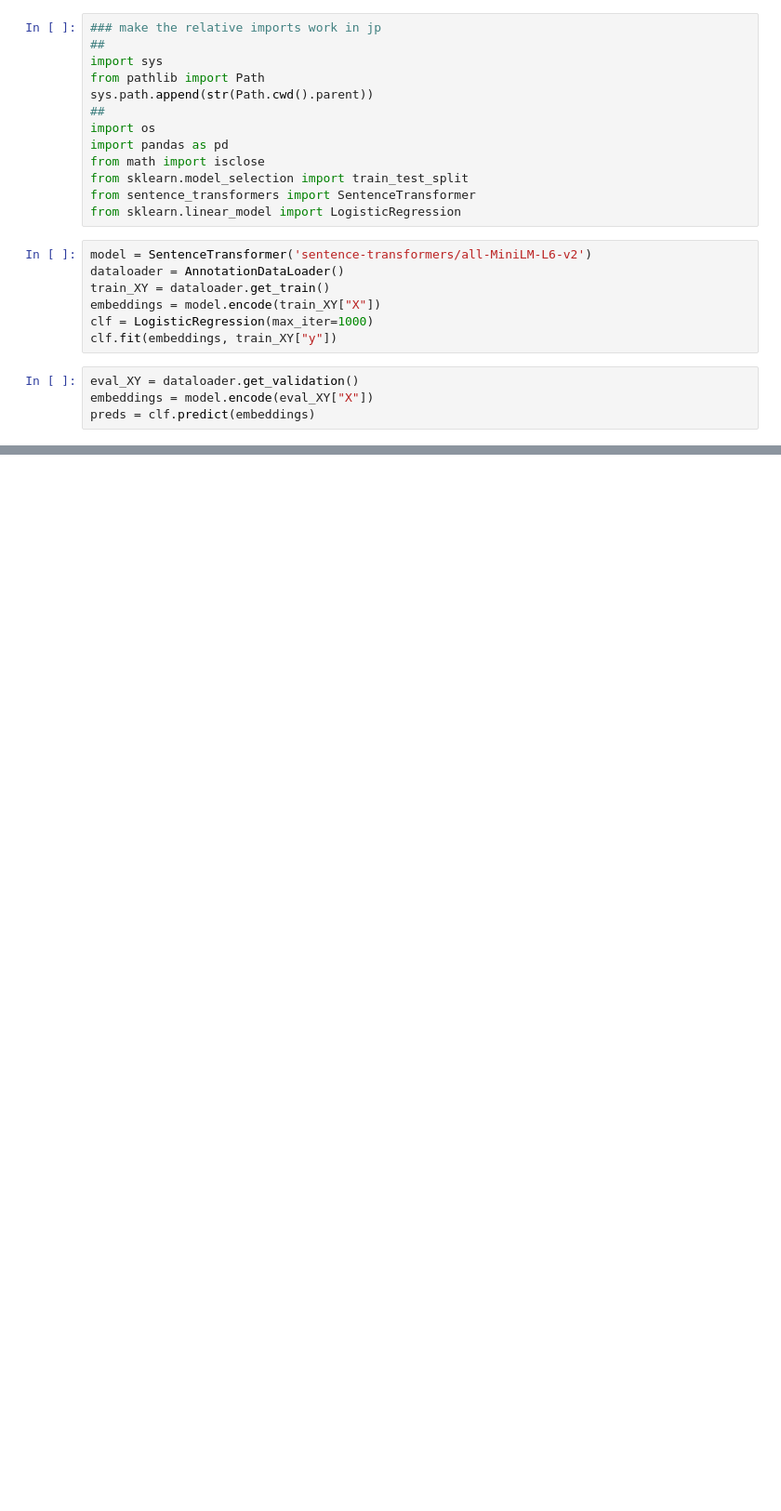
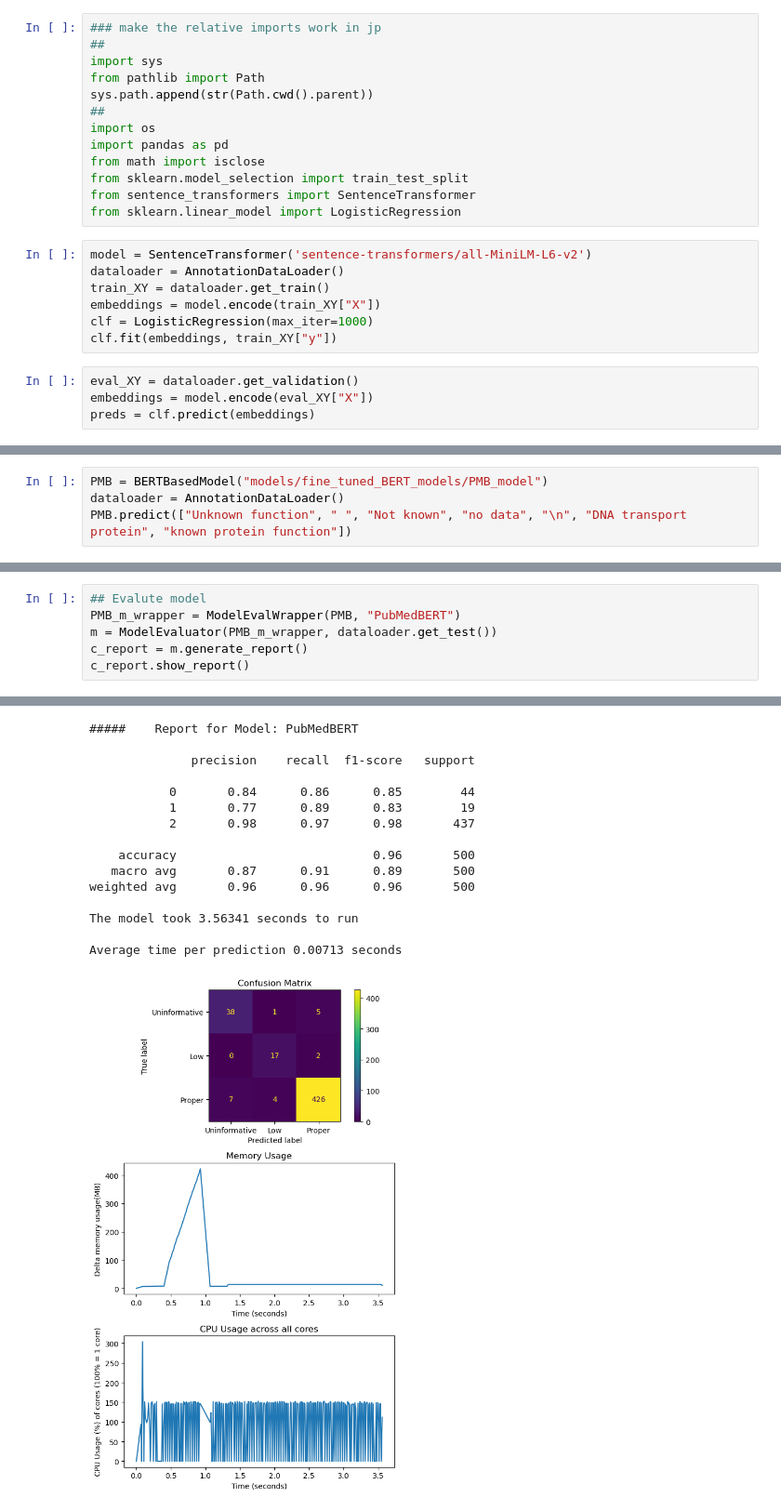
Before and after one commit to ElonGawi/Viral-Annotation-Classifier, a Jupyter notebook: model_evaluator.ipynb, the cells around one changed output, grey strips where cells are left out. Shown at 93% size. Drawn from its saved outputs; the diff is of its cells as text; blank space fills up the shorter version.

```diff
--- a/model_evaluator.ipynb
+++ b/model_evaluator.ipynb
@@ -99,0 +86,4 @@ disp.plot()
+# %%
+PMB = BERTBasedModel("models/fine_tuned_BERT_models/PMB_model")
+dataloader = AnnotationDataLoader()
+PMB.predict(["Unknown function", " ", "Not known", "no data", "\n", "DNA transport protein", "known protein function"])
@@ -99,0 +93,7 @@ disp.plot()
+# %%
+## Evalute model
+PMB_m_wrapper = ModelEvalWrapper(PMB, "PubMedBERT")
+m = ModelEvaluator(PMB_m_wrapper, dataloader.get_test())
+c_report = m.generate_report()
+c_report.show_report()
+# %% [output]
@@ -99,0 +101,16 @@ disp.plot()
+#####    Report for Model: PubMedBERT
+
+              precision    recall  f1-score   support
+
+           0       0.84      0.86      0.85        44
+           1       0.77      0.89      0.83        19
+           2       0.98      0.97      0.98       437
+
+    accuracy                           0.96       500
+   macro avg       0.87      0.91      0.89       500
+weighted avg       0.96      0.96      0.96       500
+
+The model took 3.56341 seconds to run
+
+Average time per prediction 0.00713 seconds
+[figure, added]
```
Also changed, not shown: parts of 8 cells of this notebook.
